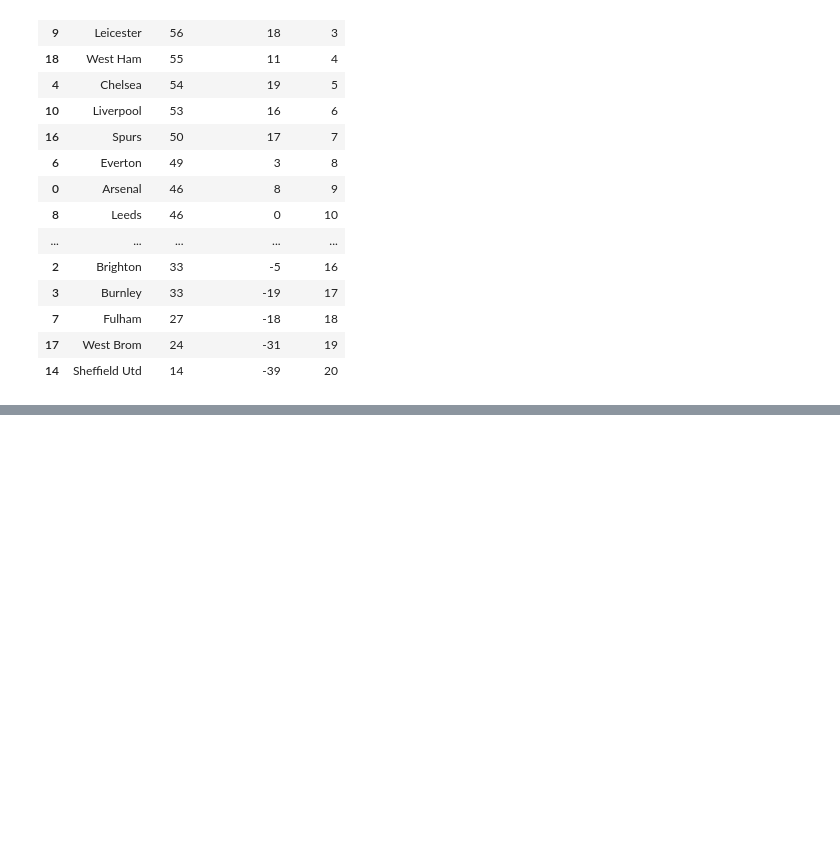
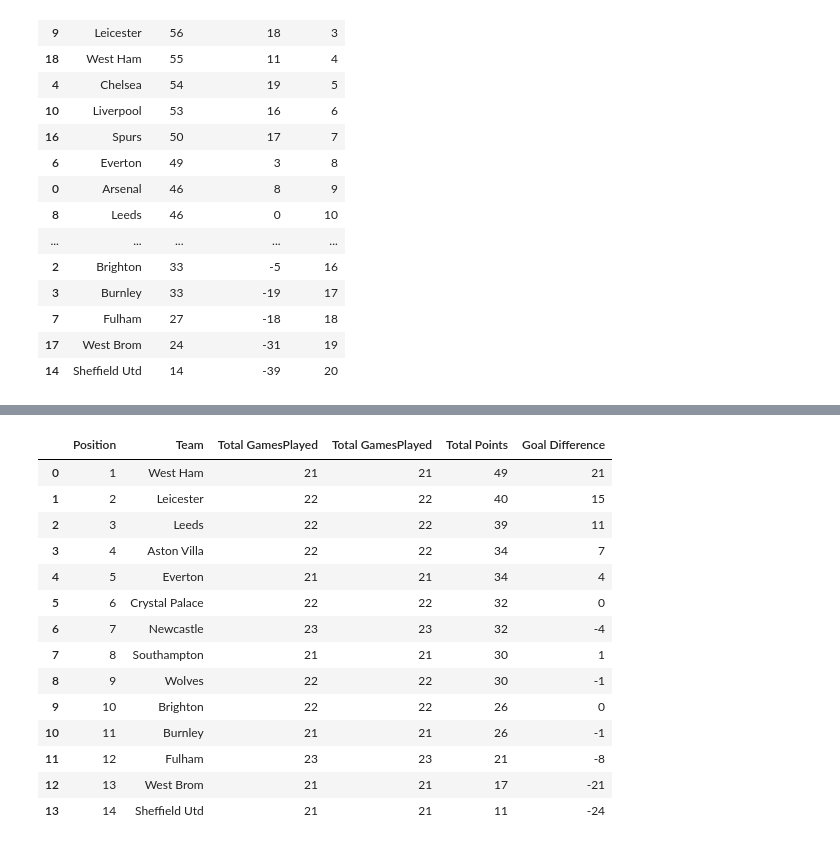
Before and after one commit to hyunjun33/Data_preprocessing, a Jupyter notebook: Preppin' Data 2021 Week 16 Challenge.ipynb, the cells around one changed output, grey strips where cells are left out. Cells and saved outputs as stored; diff of their text form; code cells hidden in the pictures; blank space fills up the shorter version.

```diff
--- a/Preppin' Data 2021 Week 16 Challenge.ipynb
+++ b/Preppin' Data 2021 Week 16 Challenge.ipynb
@@ -292,0 +314,10 @@ current_rank
+# %%
+home_group = without_6_df.groupby(["Home Team"])[["Home Score", "Away Score"]].sum()
+home_goal_diff = home_group["Home Score"] - home_group["Away Score"]
+
+
+away_group = without_6_df.groupby(["Away Team"])[["Home Score", "Away Score"]].sum()
+away_goal_diff = away_group["Away Score"] - away_group["Home Score"]
+
+total_goal_diff = home_goal_diff + away_goal_diff
+total_goal_diff
@@ -292,0 +404,22 @@ current_rank
+# %%
+num_match = total_without_6_df.groupby(["Team"])["Score"].count().reset_index()
+update_rank = update_rank.merge(num_match, how="inner", on="Team")
+update_rank = update_rank.rename(columns={"Score": "Total GamesPlayed", "Point": "Total Points"})
+update_rank = update_rank.loc[:, ["Position", "Team", "Total GamesPlayed", "Total Points", "Goal Difference"]]
+update_rank
+# %% [output]
+|  | Position | Team | Total GamesPlayed | Total GamesPlayed | Total Points | Goal Difference |
+| 0 | 1 | West Ham | 21 | 21 | 49 | 21 |
+| 1 | 2 | Leicester | 22 | 22 | 40 | 15 |
+| 2 | 3 | Leeds | 22 | 22 | 39 | 11 |
+| 3 | 4 | Aston Villa | 22 | 22 | 34 | 7 |
+| 4 | 5 | Everton | 21 | 21 | 34 | 4 |
+| 5 | 6 | Crystal Palace | 22 | 22 | 32 | 0 |
+| 6 | 7 | Newcastle | 23 | 23 | 32 | -4 |
+| 7 | 8 | Southampton | 21 | 21 | 30 | 1 |
+| 8 | 9 | Wolves | 22 | 22 | 30 | -1 |
+| 9 | 10 | Brighton | 22 | 22 | 26 | 0 |
+| 10 | 11 | Burnley | 21 | 21 | 26 | -1 |
+| 11 | 12 | Fulham | 23 | 23 | 21 | -8 |
+| 12 | 13 | West Brom | 21 | 21 | 17 | -21 |
+| 13 | 14 | Sheffield Utd | 21 | 21 | 11 | -24 |
```
Also changed, not shown: parts of 9 cells of this notebook.
